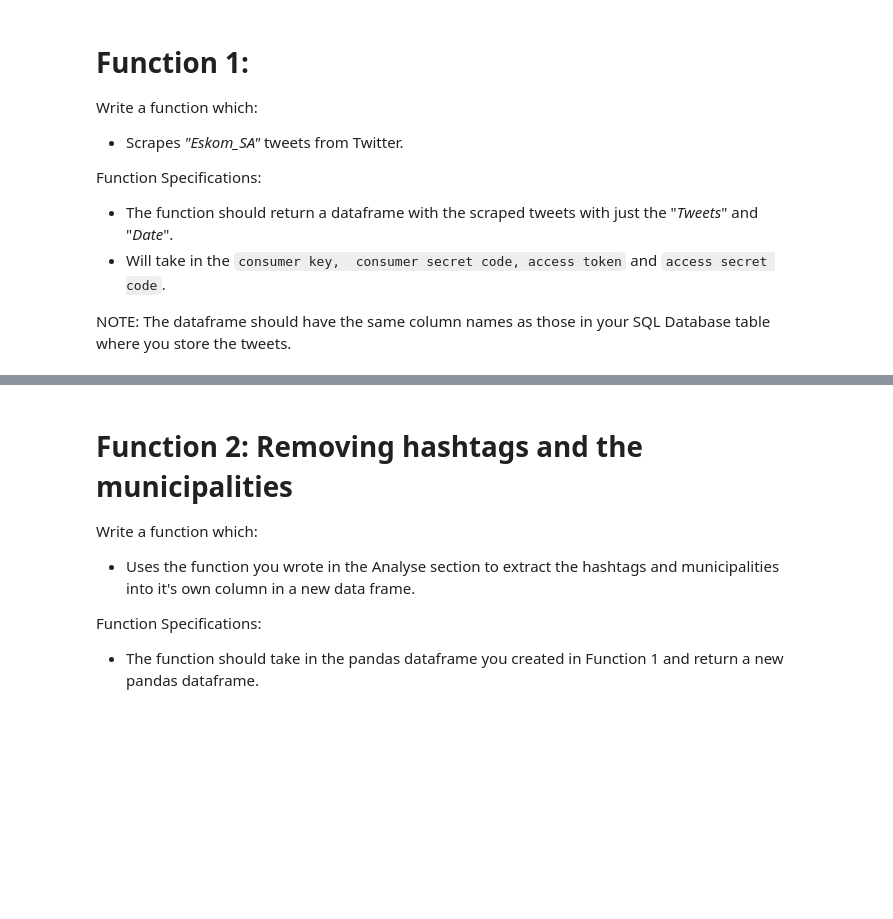
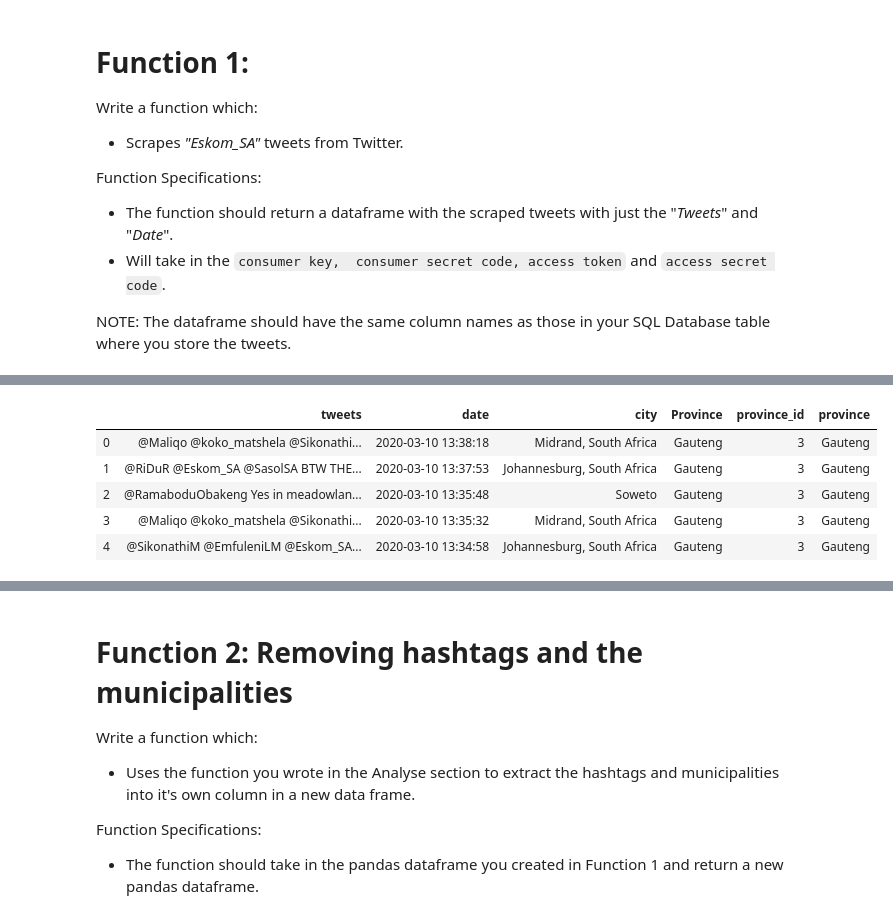
Before and after one commit to Ndu3000/eskom_gather, a Jupyter notebook: pipeline_student_version.ipynb, the cells around one changed output, grey strips where cells are left out. Drawn from its saved outputs; the diff is of its cells as text; code cells hidden in the pictures; blank space fills up the shorter version.

```diff
--- a/pipeline_student_version.ipynb
+++ b/pipeline_student_version.ipynb
@@ -165,0 +223,9 @@ sql_df.head()
+# %%
+sql_df.head()
+# %% [output]
+|  | tweets | date | city | Province | province_id | province |
+| 0 | @Maliqo @koko_matshela @Sikonathi... | 2020-03-10 13:38:18 | Midrand, South Africa | Gauteng | 3 | Gauteng |
+| 1 | @RiDuR @Eskom_SA @SasolSA BTW THE... | 2020-03-10 13:37:53 | Johannesburg, South Africa | Gauteng | 3 | Gauteng |
+| 2 | @RamaboduObakeng Yes in meadowlan... | 2020-03-10 13:35:48 | Soweto | Gauteng | 3 | Gauteng |
+| 3 | @Maliqo @koko_matshela @Sikonathi... | 2020-03-10 13:35:32 | Midrand, South Africa | Gauteng | 3 | Gauteng |
+| 4 | @SikonathiM @EmfuleniLM @Eskom_SA... | 2020-03-10 13:34:58 | Johannesburg, South Africa | Gauteng | 3 | Gauteng |
```
Also changed, not shown: parts of 17 cells of this notebook.
